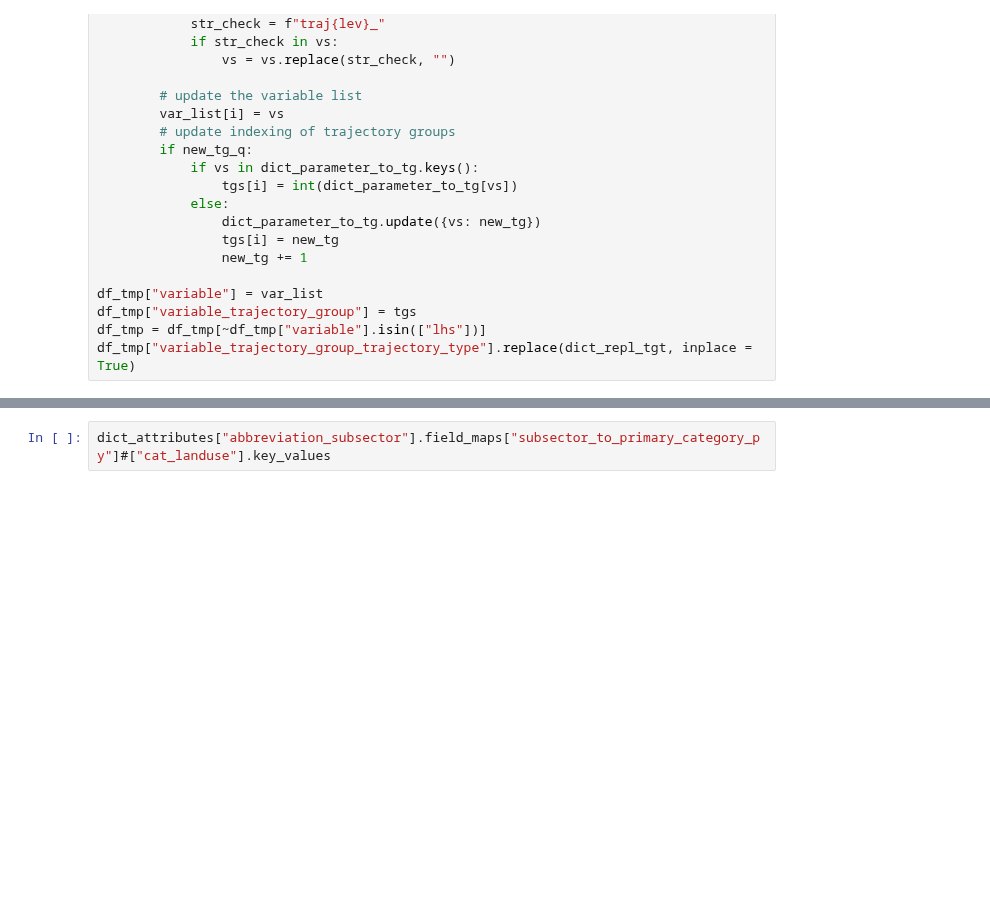
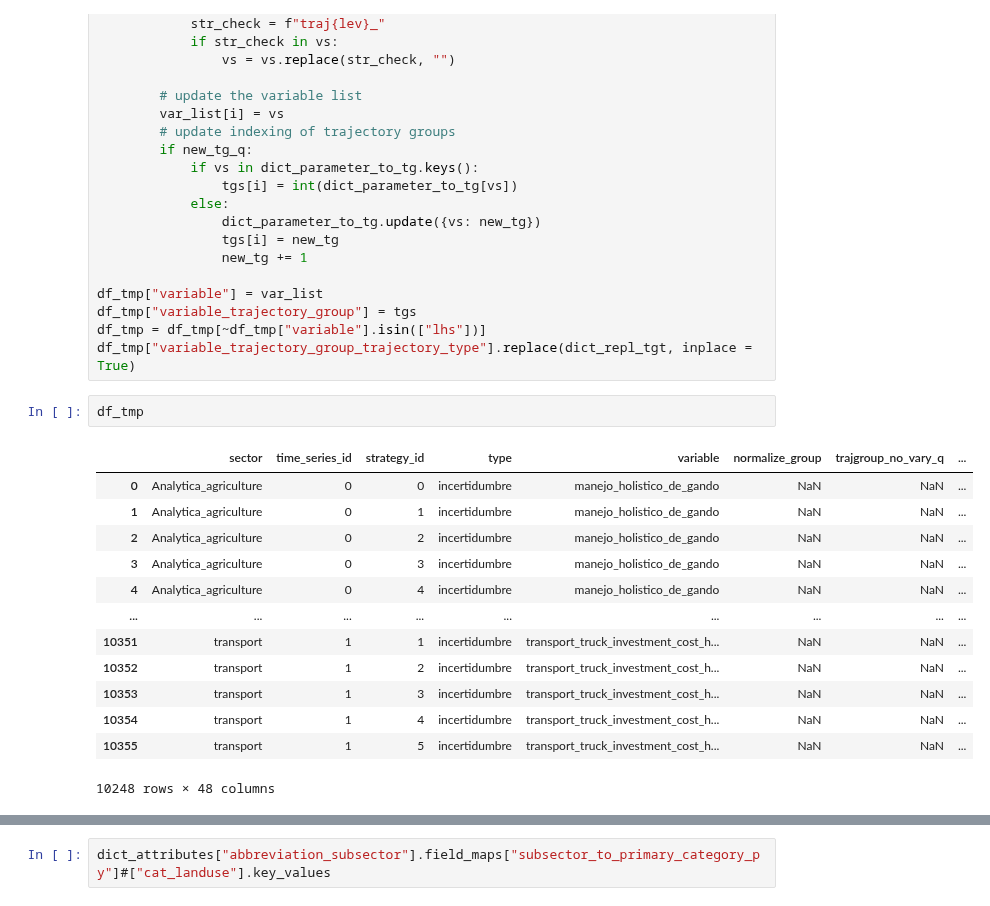
Before and after one commit to jarojasag/lac_decarbonization, a Jupyter notebook: python/build_experimental_design.ipynb, the cells around one changed output, grey strips where cells are left out. Cells and saved outputs as stored; diff of their text form; blank space fills up the shorter version.

```diff
--- a/python/build_experimental_design.ipynb
+++ b/python/build_experimental_design.ipynb
@@ -92,6 +92,22 @@ df_tmp["variable"] = var_list
 df_tmp["variable_trajectory_group"] = tgs
 df_tmp = df_tmp[~df_tmp["variable"].isin(["lhs"])]
 df_tmp["variable_trajectory_group_trajectory_type"].replace(dict_repl_tgt, inplace = True)
+# %%
+df_tmp
+# %% [output]
+|  | sector | time_series_id | strategy_id | type | variable | normalize_group | trajgroup_no_vary_q | ... |
+| 0 | Analytica_agriculture | 0 | 0 | incertidumbre | manejo_holistico_de_gando | NaN | NaN | ... |
+| 1 | Analytica_agriculture | 0 | 1 | incertidumbre | manejo_holistico_de_gando | NaN | NaN | ... |
+| 2 | Analytica_agriculture | 0 | 2 | incertidumbre | manejo_holistico_de_gando | NaN | NaN | ... |
+| 3 | Analytica_agriculture | 0 | 3 | incertidumbre | manejo_holistico_de_gando | NaN | NaN | ... |
+| 4 | Analytica_agriculture | 0 | 4 | incertidumbre | manejo_holistico_de_gando | NaN | NaN | ... |
+| ... | ... | ... | ... | ... | ... | ... | ... | ... |
+| 10351 | transport | 1 | 1 | incertidumbre | transport_truck_investment_cost_h... | NaN | NaN | ... |
+| 10352 | transport | 1 | 2 | incertidumbre | transport_truck_investment_cost_h... | NaN | NaN | ... |
+| 10353 | transport | 1 | 3 | incertidumbre | transport_truck_investment_cost_h... | NaN | NaN | ... |
+| 10354 | transport | 1 | 4 | incertidumbre | transport_truck_investment_cost_h... | NaN | NaN | ... |
+| 10355 | transport | 1 | 5 | incertidumbre | transport_truck_investment_cost_h... | NaN | NaN | ... |
+10248 rows × 48 columns
 # %%
 ##  class for sampling and generating experimental design
 class sampling_unit:
```
Also changed, not shown: parts of 3 cells of this notebook, 20 other files.
